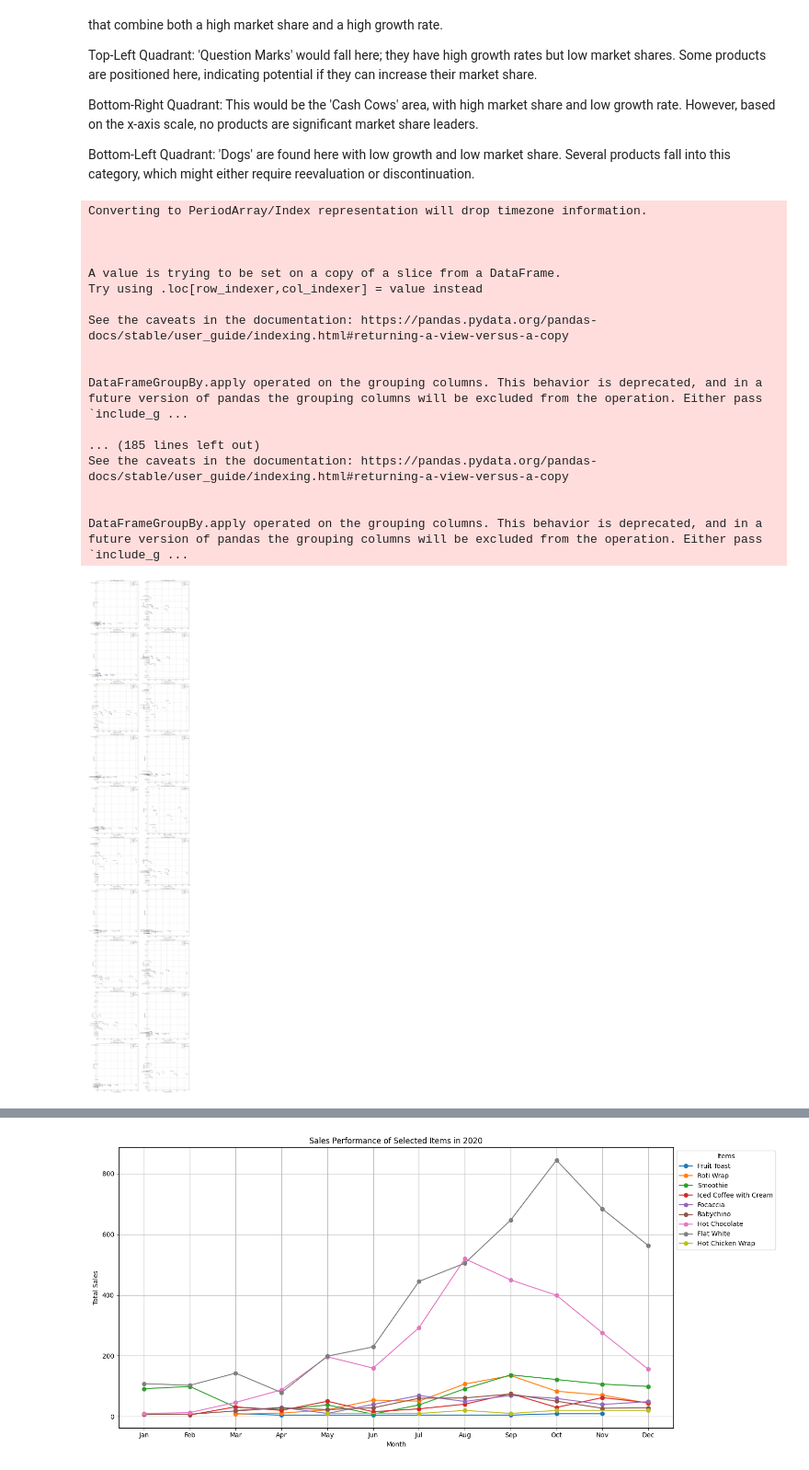
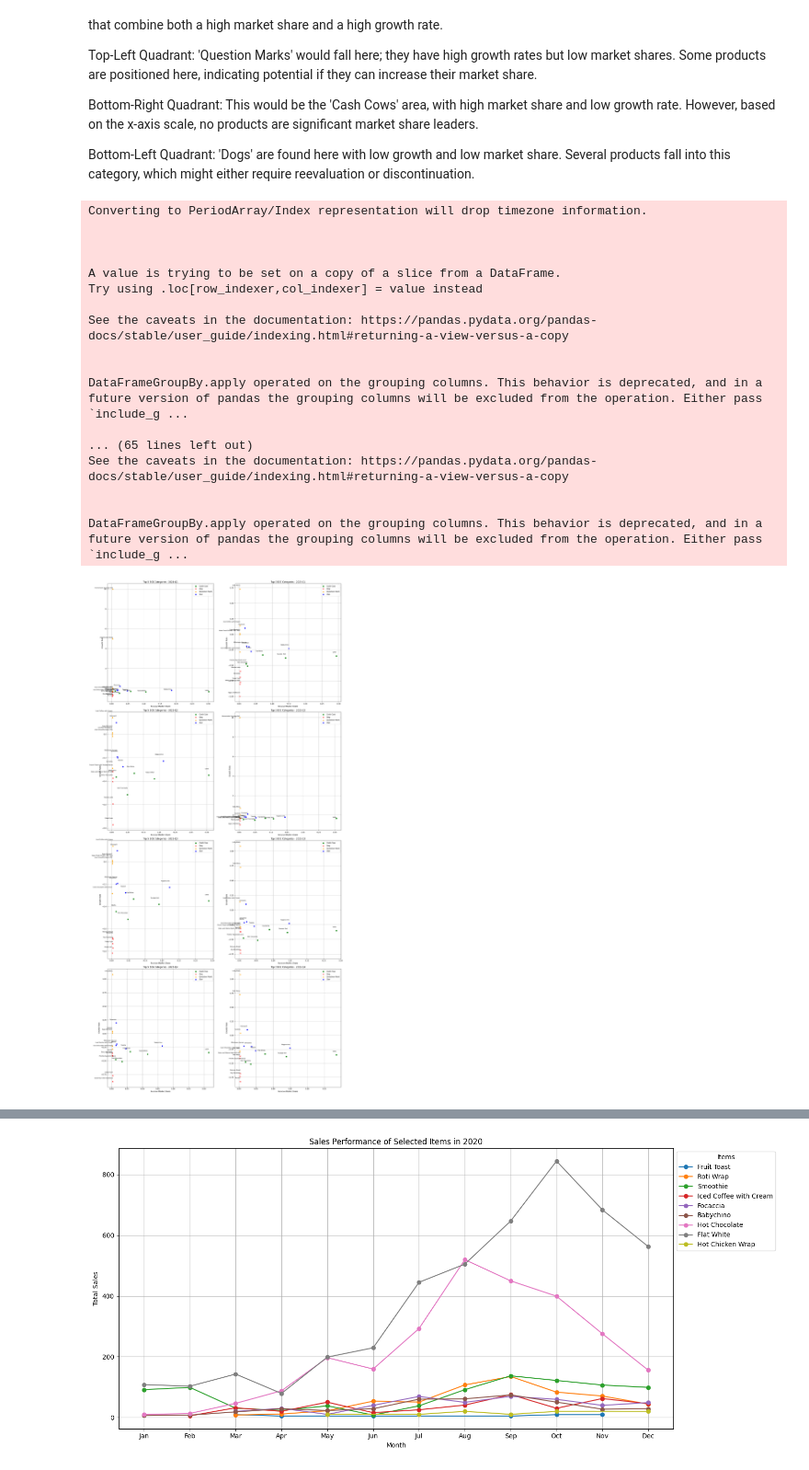
Before and after one commit to HanL1223/JR_Recommender, a Jupyter notebook: projects/cafe-analytics/product_analysis.ipynb, the cells around one changed output, grey strips where cells are left out. Shown at 92% size. Drawn from its saved outputs; the diff is of its cells as text; code cells hidden in the pictures.

```diff
--- a/projects/cafe-analytics/product_analysis.ipynb
+++ b/projects/cafe-analytics/product_analysis.ipynb
@@ -259,36 +169,0 @@ product_bcg_data.sort_values(by=['average_growth_rate'])
-# %%
-# Get the top 5 products in each category
-product_bcg_data['rank_in_category'] = product_bcg_data.groupby('category')['average_growth_rate'].rank("dense", ascending=False)
-top_products = product_bcg_data[product_bcg_data['rank_in_category'] <= 5]
-
-# Initialize the figure
-plt.figure(figsize=(14, 10))
-
-# Define markers and colors for differentiation
-markers = {'Star': 'o', 'Question Mark': '^', 'Cash Cow': 's', 'Dog': 'x', 'New Product': 'p'}
-colors = {'Star': 'blue', 'Question Mark': 'orange', 'Cash Cow': 'green', 'Dog': 'red', 'New Product': 'purple'}
-
-# Plot each category
-for category in top_products['category'].unique():
-    category_data = top_products[top_products['category'] == category]
-
-    # Plot data points for this category
-    plt.scatter(category_data['average_market_share'], category_data['average_growth_rate'],
-                s=200, alpha=0.6, marker=markers[category], color=colors[category],
-                label=category)
-
-# Adjust text annotations
-for i, row in top_products.iterrows():
-    plt.text(row['average_market_share'], row['average_growth_rate'] + 0.02,  # Offset the text slightly above the marker
-             s=row['item_name'], color='black', ha='center', va='bottom')
-
-# Customizing the plot
-plt.title("All Time Top BCG Categories Products based on Average Market Share and Average Growth Rate", fontsize=14, fontweight='bold')
-plt.xlabel("Average Market Share", fontsize=12)
-plt.ylabel("Average Growth Rate", fontsize=12)
-plt.grid(True, which='both', linestyle='--', linewidth=0.5)
-plt.xticks(fontsize=10)
-plt.yticks(fontsize=10)
-plt.legend(title="BCG Category", title_fontsize='13', fontsize='11', loc='upper left', bbox_to_anchor=(1, 1))
-plt.tight_layout()  # Adjust the layout to fit everything
-plt.show()
@@ -359,7 +232,7 @@ def categorize_bcg(row):
 quarterly_sales_summary['category'] = quarterly_sales_summary.apply(categorize_bcg, axis=1)
 
 # Define quarters of interest
-quarters_of_interest = ['2024-Q1', '2023-Q1', '2022-Q1', '2021-Q1', '2020-Q1', '2023-Q2', '2022-Q2', '2021-Q2', '2020-Q2', '2019-Q2', '2023-Q3', '2022-Q3', '2021-Q3', '2020-Q3', '2019-Q3', '2023-Q4', '2022-Q4', '2021-Q4', '2020-Q4', '2019-Q4']
+quarters_of_interest = ['2024-Q1', '2023-Q1','2023-Q2', '2022-Q2', '2023-Q3', '2022-Q3', '2023-Q4', '2022-Q4']
 
 # Function to categorize and retrieve top 5 products for a given quarter
 def get_top_5_for_quarter(quarter):
@@ -394,35 +267,35 @@ def plot_top_bcg_products(ax, data, quarter_str, title):
 
 # Adjust the number of rows based on the number of quarters to plot
 n_rows = len(quarters_of_interest) // 2 + len(quarters_of_interest) % 2
 fig, axs = plt.subplots(n_rows, 2, figsize=(20, 10 * n_rows))
 axs = axs.flatten()
 
 for i, quarter in enumerate(quarters_of_interest):
     top_5_for_quarter = get_top_5_for_quarter(quarter)
     plot_top_bcg_products(axs[i], top_5_for_quarter, quarter, f'Top 5 BCG Categories - {quarter}')
 
 # Adjust layout and display the plots
 plt.tight_layout()
 plt.show()
 # %% [output]
 Converting to PeriodArray/Index representation will drop timezone information.
 
 
 
 A value is trying to be set on a copy of a slice from a DataFrame.
 Try using .loc[row_indexer,col_indexer] = value instead
 
 See the caveats in the documentation: https://pandas.pydata.org/pandas-docs/stable/user_guide/indexing.html#returning-a-view-versus-a-copy
 
 
 DataFrameGroupBy.apply operated on the grouping columns. This behavior is deprecated, and in a future version of pandas the grouping columns will be excluded from the operation. Either pass `include_g ...
 
-... (185 lines left out)
+... (65 lines left out)
 See the caveats in the documentation: https://pandas.pydata.org/pandas-docs/stable/user_guide/indexing.html#returning-a-view-versus-a-copy
 
 
 DataFrameGroupBy.apply operated on the grouping columns. This behavior is deprecated, and in a future version of pandas the grouping columns will be excluded from the operation. Either pass `include_g ...
-[figure, old version]
+[figure, new version]
 # %%
 # Adjusting the function to get only the top 1 product for each category per quarter
 def get_top_1_for_quarter(quarter):
```
Also changed, not shown: parts of 39 cells of this notebook, 4 other files.
